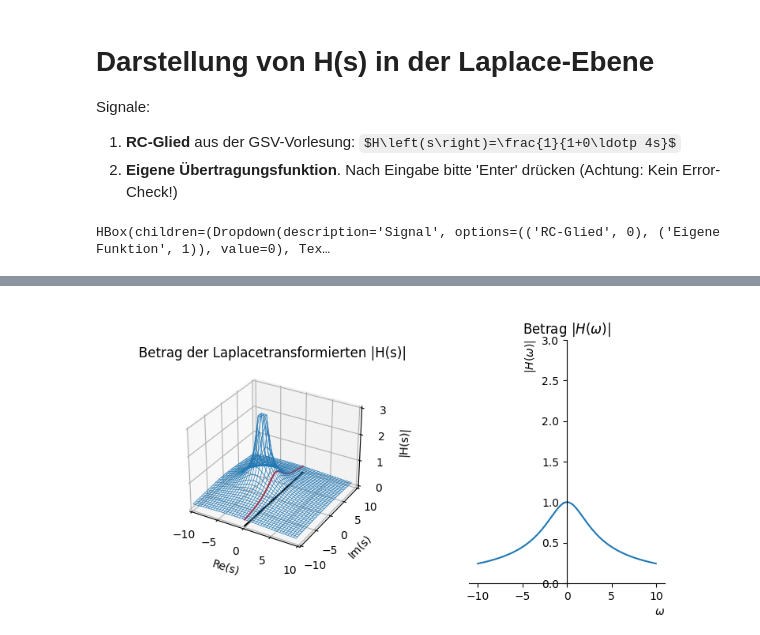
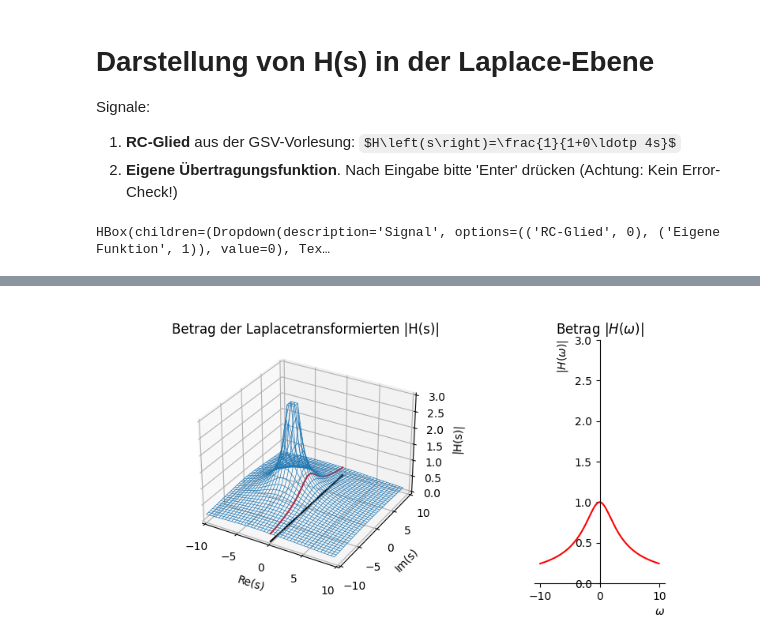
Before and after one commit to bdcodebase/JLdeployments, a Jupyter notebook: content/sPlot.ipynb, the cells around one changed output, grey strips where cells are left out. Drawn from its saved outputs; the diff is of its cells as text; code cells hidden in the pictures; some formulas as TeX source.

Commit message:
splot and zplot updated
graph sizes changed, H(*) now red

```diff
--- a/content/sPlot.ipynb
+++ b/content/sPlot.ipynb
@@ -50,6 +50,7 @@ s = sr+1j*si; # komplexes Grid aufstellen
 
 #fig = figure(figsize=(7, 4),  layout='constrained', dpi=100,num=' ')
 fig = figure(figsize=(8, 4), dpi=100,num=' ')
+spec = fig.add_gridspec(ncols=2, nrows=1, width_ratios=[2,1])
 
 def plotdata(sigc, sigtxt, ek_only):
     if sigc == 0:
@@ -66,7 +67,7 @@ def plotdata(sigc, sigtxt, ek_only):
     abs_h_ek = abs(h(1j*omega));
     abs_h_ek[abs_h_ek>hmax]=NaN; #% Werte > hmax kappen
     clf()
-    ax1 = fig.add_subplot(1, 2,1,projection='3d')
+    ax1 = fig.add_subplot(spec[0,0],projection='3d')
     ax1.plot_wireframe(sr,si,abs_h,linewidth=0.5)#,'FaceAlpha','0.5'); # abs(h(z)) plotten
     ax1.plot(zeros(len(omega)),omega,zs=0, zdir='z',color='k')#,real(z_ek),imag(z_ek),abs_h_ek,'b'); # Einheitskreis und h(z) am Einheitskreis plotten
     ax1.plot(zeros(len(omega)),omega,abs_h_ek,color='r')#,real(z_ek),imag(z_ek),abs_h_ek,'b'); # Einheitskreis und h(z) am Einheitskreis plotten
@@ -78,37 +79,37 @@ def plotdata(sigc, sigtxt, ek_only):
     ylabel('Im(s)')
     title('Betrag der Laplacetransformierten |H(s)|')
 
-    ax2 = fig.add_subplot(1, 2, 2)
+    ax2 = fig.add_subplot(spec[0,1])
     omega_sym = arange(-amax,amax,0.05) # symmetrische X-Achse für gewohnte Darstellung
     abs_h_omega = abs(h(1j*omega_sym)); # h für e^jw ausrechnen
-    plot(omega_sym, abs_h_omega)
+    plot(omega_sym, abs_h_omega,'r')
     #xlim(-pi,pi)
     xlabel('$\omega$',loc='right')
     ylabel('$|H(\omega)|$',loc='top')
     title('Betrag $|H(\omega)|$')
     ylim(0,hmax)
     myplotstyle(ax2)
     subplots_adjust(wspace=0.5)
 
     fig.canvas.draw()
 
     ## Interaktion:
 # Definition von Controls:
 ekcb  = widgets.Checkbox(value=False, description='Schnitt an Frequenzachse ($\sigma=0$)')
 sigcombo = widgets.Dropdown(options=[('RC-Glied',0),('Eigene Funktion',1)],
                                     value=0,description='Signal')
 sigtxt = widgets.Text(value='s**2/(s**2+sqrt(8)*pi*s+4*pi**2)',description='Eigene Funktion:',continuous_update=False)
 
 
 # Arrangieren hier in horizontale Box:
 ui1 = widgets.HBox([sigcombo, sigtxt, ekcb])
 
 #Verknüpfen mit Callback
 out = widgets.interactive_output(plotdata, { 'sigc': sigcombo,'sigtxt': sigtxt,'ek_only':ekcb})
 #Anzeigen
 display(ui1,out)
 show()
 # %% [output]
 HBox(children=(Dropdown(description='Signal', options=(('RC-Glied', 0), ('Eigene Funktion', 1)), value=0), Tex…
 [interactive output not drawn]
-[figure, old version]
+[figure, new version]
```
Also changed, not shown: 1 other file.
